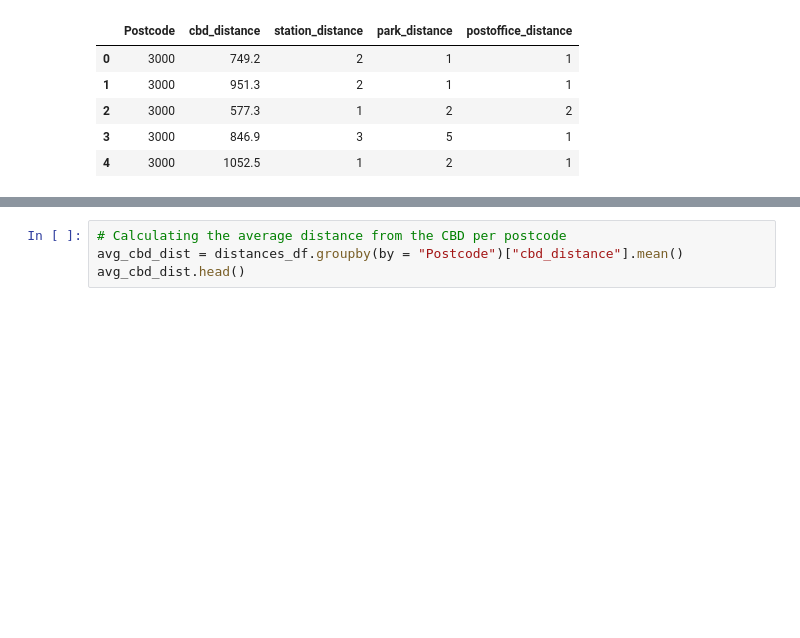
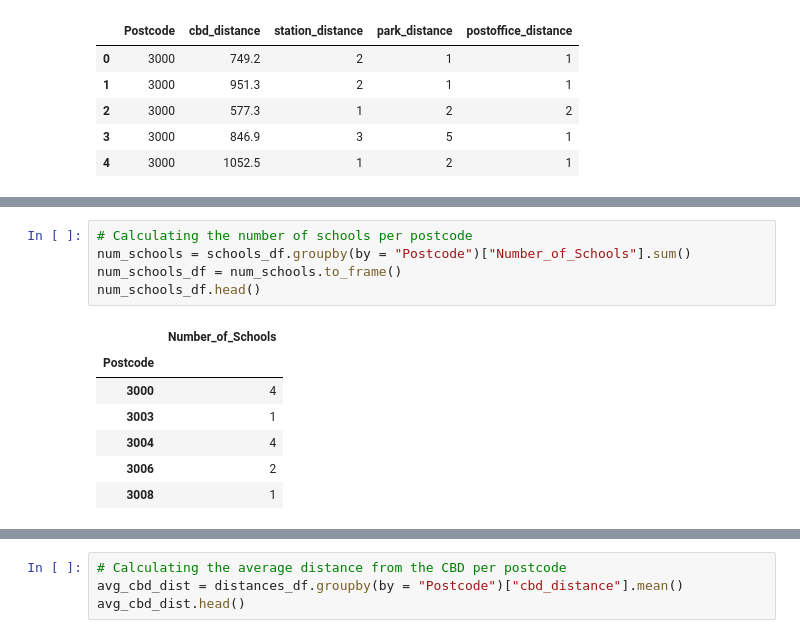
Before and after one commit to MAST30034-Applied-Data-Science/generic-real-estate-consulting-project-group-42, a Jupyter notebook: notebooks/liveability.ipynb, the cells around one changed output, grey strips where cells are left out. Saved outputs shown, nothing was run; the diff lists cells and outputs as text; blank space fills up the shorter version.

```diff
--- a/notebooks/liveability.ipynb
+++ b/notebooks/liveability.ipynb
@@ -43,0 +58,13 @@ distances_df.head()
+# %%
+# Calculating the number of schools per postcode
+num_schools = schools_df.groupby(by = "Postcode")["Number_of_Schools"].sum()
+num_schools_df = num_schools.to_frame()
+num_schools_df.head()
+# %% [output]
+|  | Number_of_Schools |
+| Postcode |  |
+| 3000 | 4 |
+| 3003 | 1 |
+| 3004 | 4 |
+| 3006 | 2 |
+| 3008 | 1 |
```
Also changed, not shown: parts of 6 cells of this notebook.
